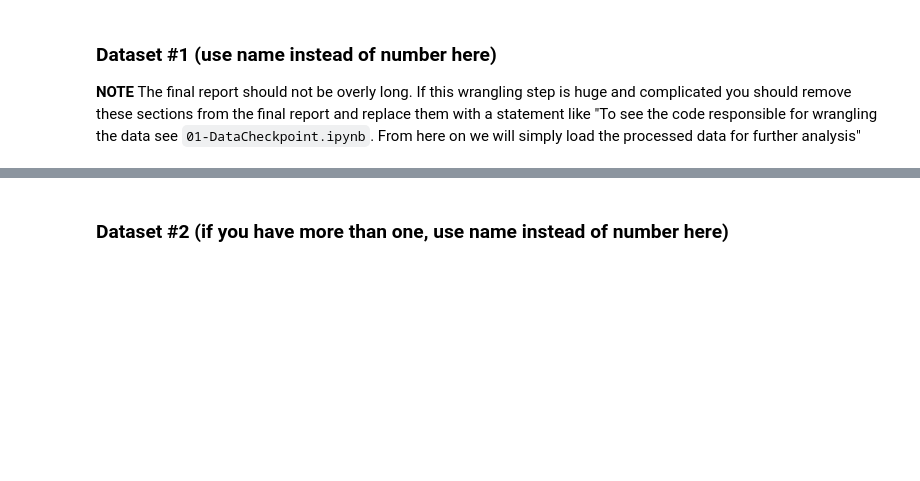
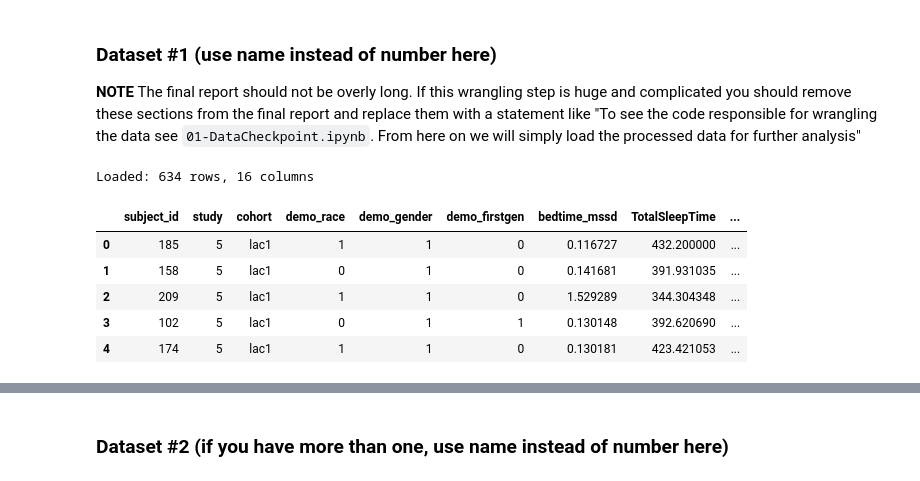
Before and after one commit to COGS108/Group014_WI26, a Jupyter notebook: 03-FinalProject.ipynb, the cells around one changed output, grey strips where cells are left out. Cells and saved outputs as stored; diff of their text form; code cells hidden in the pictures; blank space fills up the shorter version.

```diff
--- a/03-FinalProject.ipynb
+++ b/03-FinalProject.ipynb
@@ -101,0 +204,25 @@ Instructions: REPLACE the contents of this cell with your work, including any up
+# %%
+## YOUR CODE TO LOAD/CLEAN/TIDY/WRANGLE THE DATA GOES HERE
+## FEEL FREE TO ADD MULTIPLE CELLS PER SECTION
+import sys
+import os
+import shutil
+import pandas as pd
+import numpy as np
+import seaborn as sns
+import matplotlib.pyplot as plt
+from scipy import stats
+import statsmodels.formula.api as smf
+
+# Load the fully processed data from the data checkpoint
+df = pd.read_csv('data/02-processed/cmu_sleep_cleaned.csv')
+print(f"Loaded: {df.shape[0]} rows, {df.shape[1]} columns")
+df.head()
+# %% [output]
+Loaded: 634 rows, 16 columns
+|  | subject_id | study | cohort | demo_race | demo_gender | demo_firstgen | bedtime_mssd | TotalSleepTime | ... |
+| 0 | 185 | 5 | lac1 | 1 | 1 | 0 | 0.116727 | 432.200000 | ... |
+| 1 | 158 | 5 | lac1 | 0 | 1 | 0 | 0.141681 | 391.931035 | ... |
+| 2 | 209 | 5 | lac1 | 1 | 1 | 0 | 1.529289 | 344.304348 | ... |
+| 3 | 102 | 5 | lac1 | 0 | 1 | 1 | 0.130148 | 392.620690 | ... |
+| 4 | 174 | 5 | lac1 | 1 | 1 | 0 | 0.130181 | 423.421053 | ... |
```
Also changed, not shown: parts of 16 cells of this notebook.
